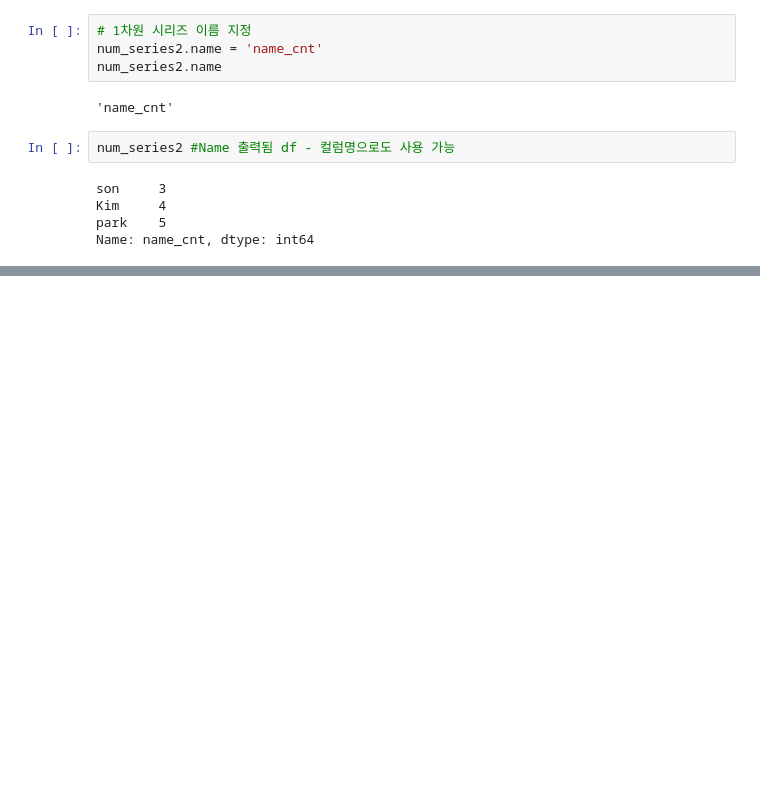
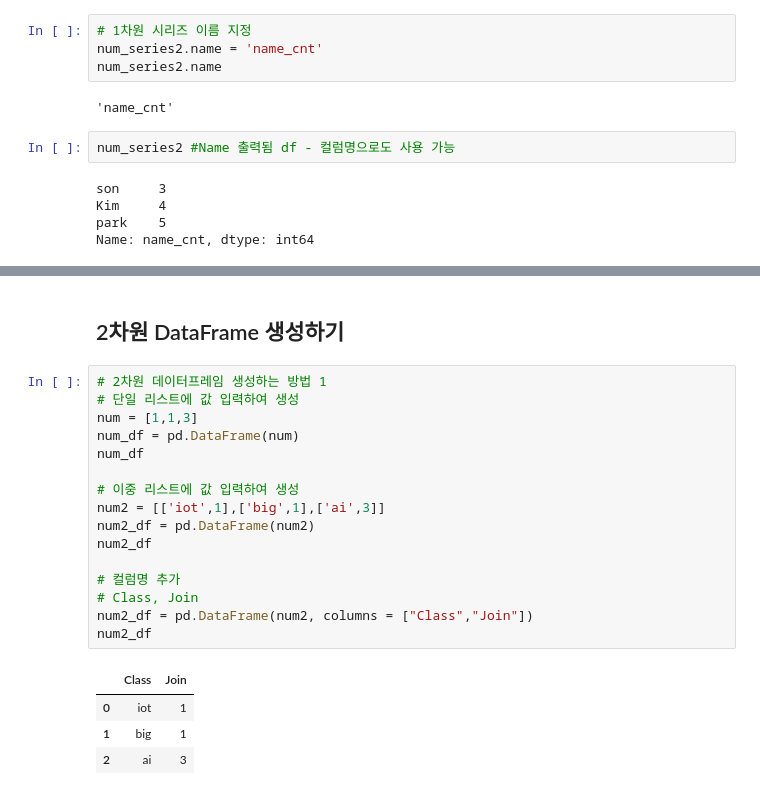
Before and after one commit to JangGunWook/python_study, a Jupyter notebook: Python Lib(데이터분석/ex04_pandas_다루기.ipynb, the cells around one changed output, grey strips where cells are left out. Cells and saved outputs as stored; diff of their text form; blank space fills up the shorter version.

```diff
--- a/Python Lib(데이터분석/ex04_pandas_다루기.ipynb
+++ b/Python Lib(데이터분석/ex04_pandas_다루기.ipynb
@@ -55,0 +113,23 @@ Name: name_cnt, dtype: int64
+# %% [markdown]
+## 2차원 DataFrame 생성하기
+# %%
+# 2차원 데이터프레임 생성하는 방법 1
+# 단일 리스트에 값 입력하여 생성
+num = [1,1,3]
+num_df = pd.DataFrame(num)
+num_df
+
+# 이중 리스트에 값 입력하여 생성
+num2 = [['iot',1],['big',1],['ai',3]]
+num2_df = pd.DataFrame(num2)
+num2_df
+
+# 컬럼명 추가
+# Class, Join
+num2_df = pd.DataFrame(num2, columns = ["Class","Join"])
+num2_df
+# %% [output]
+|  | Class | Join |
+| 0 | iot | 1 |
+| 1 | big | 1 |
+| 2 | ai | 3 |
```
Also changed, not shown: parts of 31 cells of this notebook, 1 other file.
